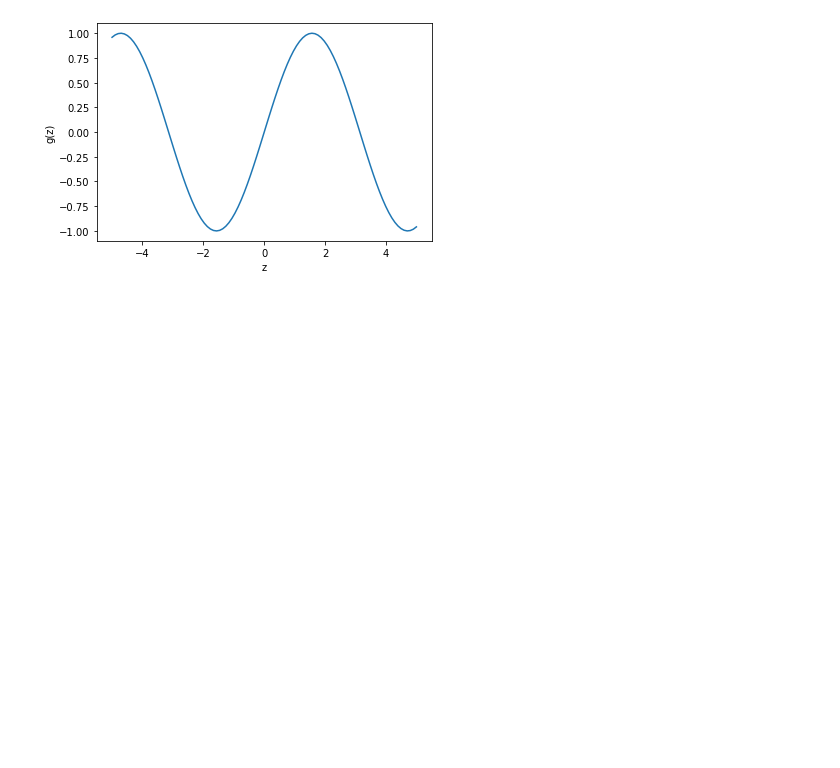
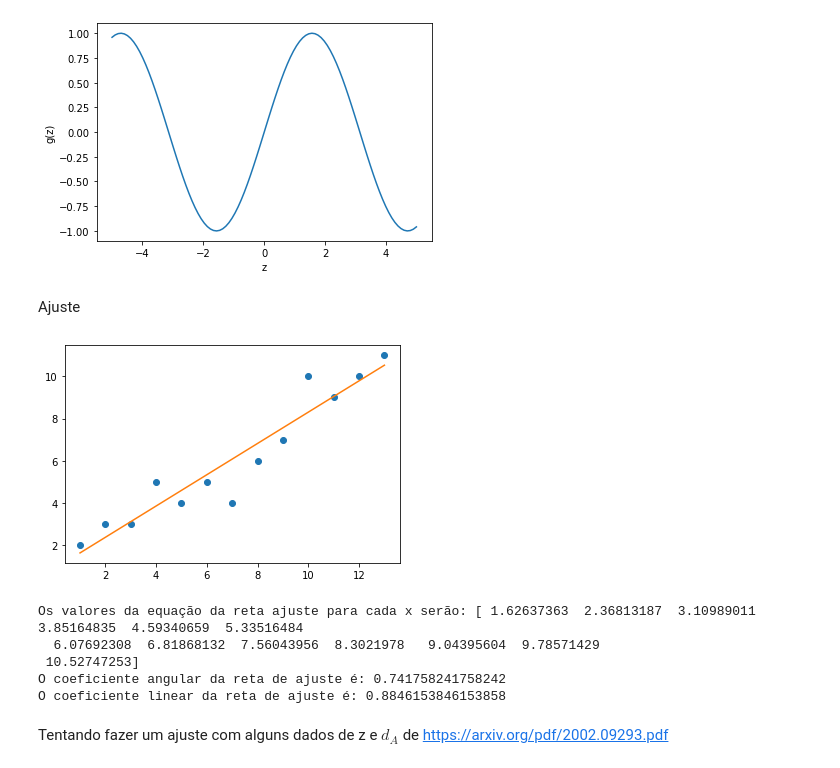
Before and after one commit to fernanda0402/Doutorado, a Jupyter notebook: Códigos_simples_Python.ipynb, the cells around one changed output. Drawn from its saved outputs; the diff is of its cells as text; code cells hidden in the pictures; blank space fills up the shorter version.

```diff
--- a/Códigos_simples_Python.ipynb
+++ b/Códigos_simples_Python.ipynb
@@ -110,3 +110,43 @@ plt.ylabel('g(z)') #rotula o eixo y
 plt.show() #exibe o gráfico
 # %% [output]
 [figure]
+# %% [markdown]
+Ajuste
+# %%
+import numpy as np
+import matplotlib.pyplot as plt
+
+#Logo abaixo, vou inserir um exemplo com os pares ordenados que estarão no gráfico
+x = np.array([1, 2, 3, 4, 5, 6, 7, 8, 9, 10, 11, 12, 13]) #pontos do eixo X
+y = np.array([2, 3, 3, 5, 4, 5, 4, 6, 7, 10, 9, 10, 11]) #pontos do eixo Y
+
+# REPARE QUE OS PARES ORDENADOS ACIMA SERÃO (1, 2), (2, 3), (3, 3) ... (13, 11)
+
+#Aqui está o cálculo da sua linha de ajuste:
+slope, intercept = np.polyfit (x, y, 1)  #(o 1 no final indica a escala do seu gráfico, as proporções de x e y comparadas)
+
+# Abaixo, vamos indicar os comandos para a "plotagem" do gráfico:
+plt.plot(x, y, 'o')
+plt.plot(x, slope*x + intercept)
+
+#Observe que a equação da linha de ajuste é f(x) = slope*x + intercept.
+# 'slope' é o coeficiente angular da reta de ajuste e 'intercept', o coeficiente linear.
+#Você pode substituir seus próprios dados nessa equação para calcular a linha de ajuste para seus próprios dados.
+
+# O comando abaixo será para a exibição do gráfico:
+plt.show()
+
+print('Os valores da equação da reta ajuste para cada x serão:',slope*x + intercept) # Fará aparecer os valores de f(x) da equação de ajuste linear
+
+print('O coeficiente angular da reta de ajuste é:', slope)
+
+print('O coeficiente linear da reta de ajuste é:', intercept)
+# %% [output]
+[figure, added]
+Os valores da equação da reta ajuste para cada x serão: [ 1.62637363  2.36813187  3.10989011  3.85164835  4.59340659  5.33516484
+  6.07692308  6.81868132  7.56043956  8.3021978   9.04395604  9.78571429
+ 10.52747253]
+O coeficiente angular da reta de ajuste é: 0.741758241758242
+O coeficiente linear da reta de ajuste é: 0.8846153846153858
+# %% [markdown]
+Tentando fazer um ajuste com alguns dados de z e $d_A$ de https://arxiv.org/pdf/2002.09293.pdf
```
Also changed, not shown: parts of 3 cells of this notebook.
